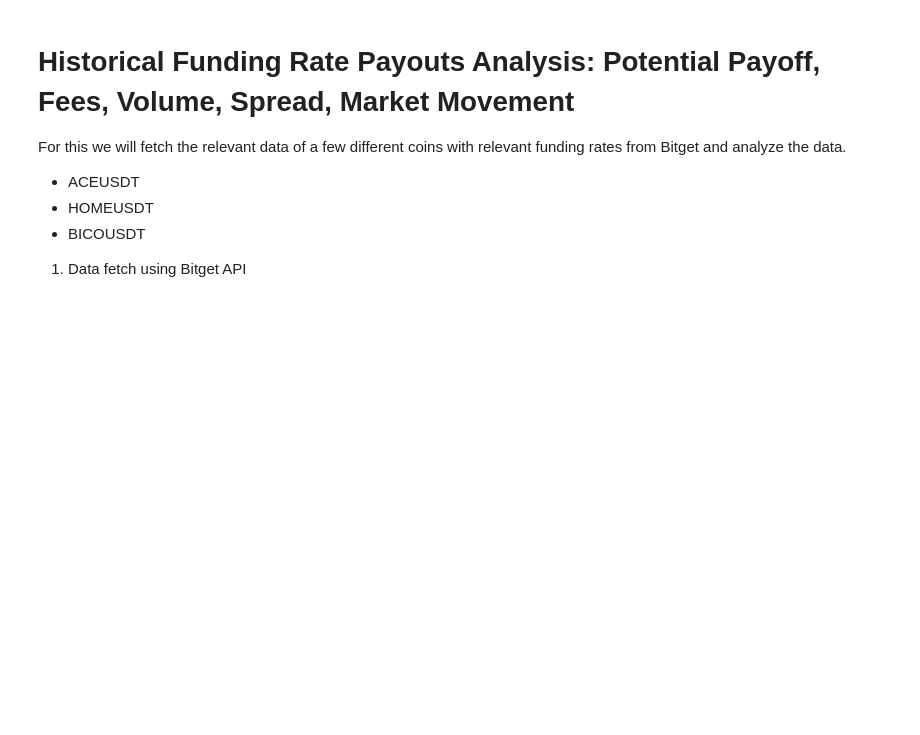
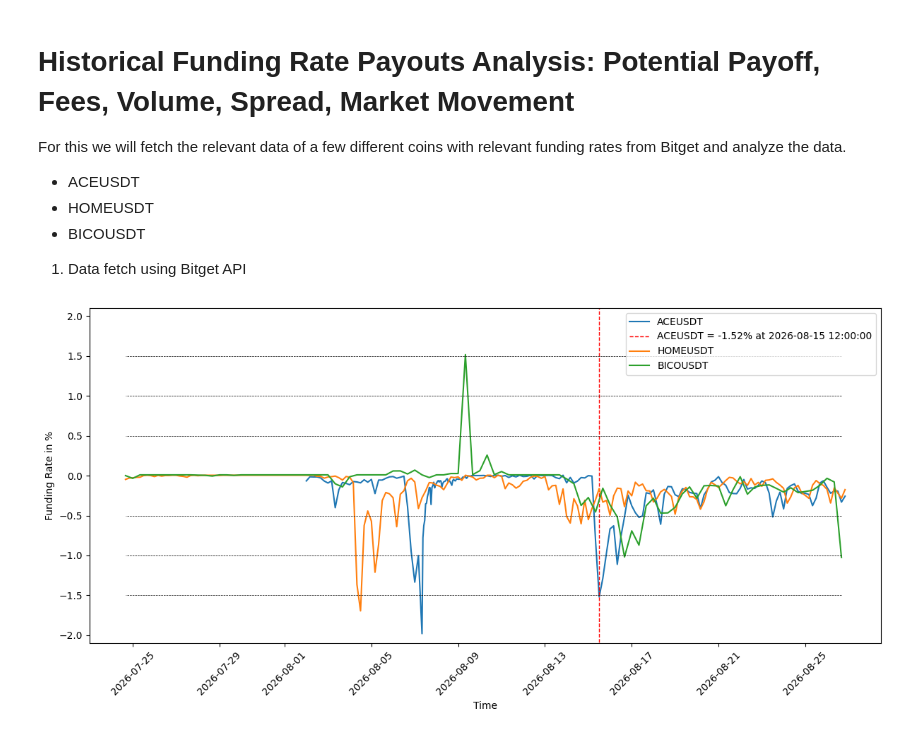
Before and after one commit to ettoreeder/CryptoFundingRateSnipe, a Jupyter notebook: research.ipynb, the cells around one changed output. Saved outputs shown, nothing was run; the diff lists cells and outputs as text; code cells hidden in the pictures; blank space fills up the shorter version.

Commit message:
analyzed funding rates of different coins and started to investigate spot and perp prices around funding rate spike

```diff
--- a/research.ipynb
+++ b/research.ipynb
@@ -34,3 +34,72 @@ For this we will fetch the relevant data of a few different coins with relevant
 - BICOUSDT
 
 1. Data fetch using Bitget API
+# %%
+import requests
+import numpy as np
+from datetime import datetime, timezone
+import matplotlib.pyplot as plt
+
+url = 'https://api.bitget.com/api/v2/mix/market/history-fund-rate'
+
+symbols = ['ACEUSDT', 'HOMEUSDT', 'BICOUSDT']
+historical_rates_all = {}
+plt.figure(figsize=(12, 6))
+
+for symbol in symbols:
+    response = requests.get(
+        url,
+        params={
+            'symbol': symbol,
+            'productType': 'USDT-FUTURES',
+            'pageSize': 100,
+            'pageNo': 1
+        }
+    )
+
+    historical_rates = response.json().get('data', [])
+
+    timestamps = np.array([datetime.fromtimestamp(int(entry['fundingTime']) / 1000,
+    tz=timezone.utc) for entry in historical_rates])
+    rates = np.array([float(entry['fundingRate']) for entry in historical_rates])
+
+    period = int(abs((int(historical_rates[1]['fundingTime']) - int(historical_rates[0]['fundingTime'])))/1000/60/60)
+    if period == 4:
+        response_ = requests.get(
+                url,
+                params={
+                    'symbol': symbol,
+                    'productType': 'USDT-FUTURES',
+                    'pageSize': 100,
+                    'pageNo': 2
+                }
+            )
+        timestamps_ = np.array([datetime.fromtimestamp(int(entry['fundingTime']) / 1000,
+        tz=timezone.utc) for entry in response_.json().get('data', [])])
+        rates_ = np.array([float(entry['fundingRate']) for entry in response_.json().get('data', [])])
+        timestamps = np.concatenate((timestamps, timestamps_))
+        rates = np.concatenate((rates, rates_))
+
+
+    historical_rates_all[symbol] = {
+        'timestamps': timestamps,
+        'rates': rates
+    }
+
+    plt.plot(timestamps, np.array(rates)*100, label=symbol)
+    plt.xlabel('Time')
+    plt.ylabel('Funding Rate in %')
+    plt.xticks(rotation=45)
+    plt.tight_layout()
+
+    if symbol == 'ACEUSDT':
+        args = np.argwhere(abs(np.array(rates)) >= 0.015).flatten()
+        # plt.scatter(timestamps[args], np.array(rates)[args]*100, color='red', s=10, label=f'{symbol} > 1.5%')
+        plt.vlines([timestamps[args[0]]], -3, 3, color='red', linewidth=1, linestyle='--', label=f'{symbol} = {np.array(rates)[args[0]]*100:.2f}% at {timestamps[args[0]].strftime("%Y-%m-%d %H:%M:%S")}')
+
+plt.ylim(-2.1, 2.1)
+plt.hlines([1.5, 1., 0.5, -0.5, -1., -1.5], timestamps[0], timestamps[-1], color='black', linewidth=0.5, linestyle='--')
+plt.legend()
+plt.show()
+# %% [output]
+[figure, added]
```
Also changed, not shown: parts of 3 cells of this notebook.
